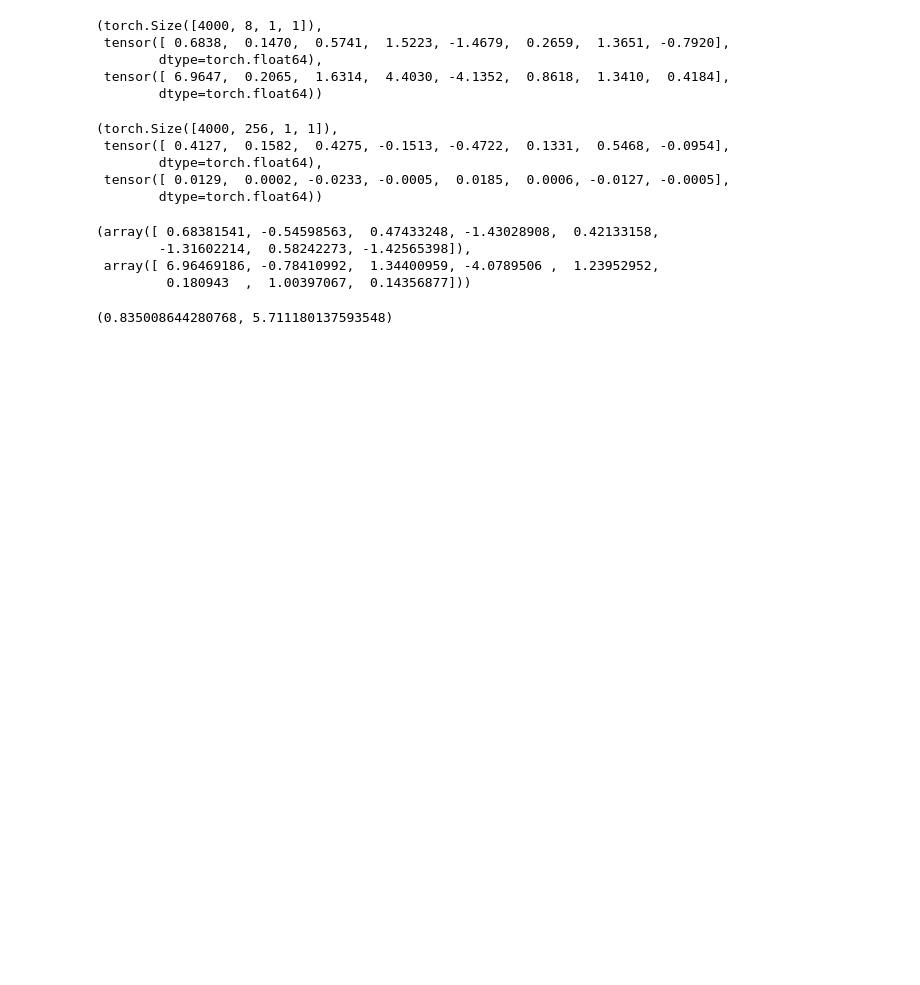
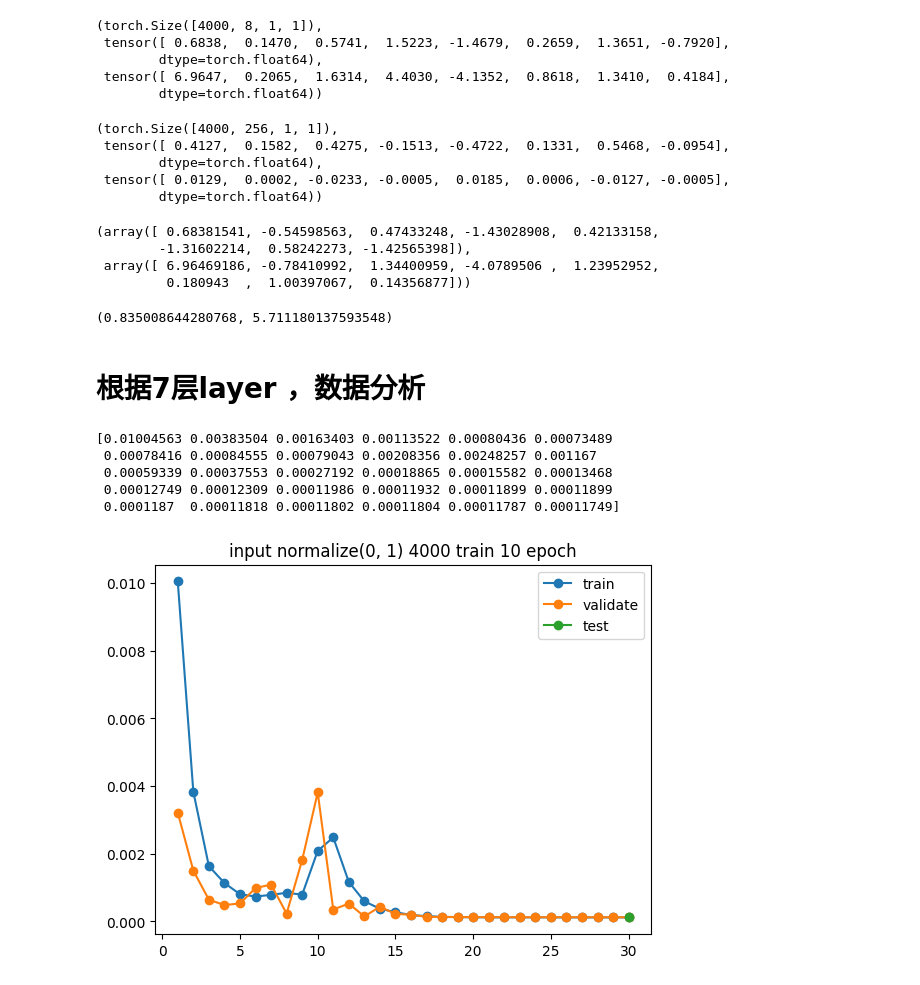
Before and after one commit to Tinrry/anderson, a Jupyter notebook: jupyter/data_normalize.ipynb, the cells around one changed output. Saved outputs shown, nothing was run; the diff lists cells and outputs as text; code cells hidden in the pictures; blank space fills up the shorter version.

```diff
--- a/jupyter/data_normalize.ipynb
+++ b/jupyter/data_normalize.ipynb
@@ -218,3 +261,18 @@ h5_n['anderson'][:][:,1,:,:].max() , h5_o['anderson'][:][:,0,0,0].mean()
 (0.835008644280768, 5.711180137593548)
 # %%
 h5_n['anderson'][:]
+# %% [markdown]
+# 根据7层layer ，数据分析
+# %%
+# 查看使用7层网络，无feature Normalize的 结果
+loss_7_f = h5py.File('../config_L6_7/L6_7_loss.h5', 'r')
+plot_loss(loss_7_f)
+print(loss_7_f['model_000']['train'][:])
+loss_7_f.close()
+# %% [output]
+[0.01004563 0.00383504 0.00163403 0.00113522 0.00080436 0.00073489
+ 0.00078416 0.00084555 0.00079043 0.00208356 0.00248257 0.001167
+ 0.00059339 0.00037553 0.00027192 0.00018865 0.00015582 0.00013468
+ 0.00012749 0.00012309 0.00011986 0.00011932 0.00011899 0.00011899
+ 0.0001187  0.00011818 0.00011802 0.00011804 0.00011787 0.00011749]
+[figure, added]
```
Also changed, not shown: parts of 14 cells of this notebook, 6 other files.
